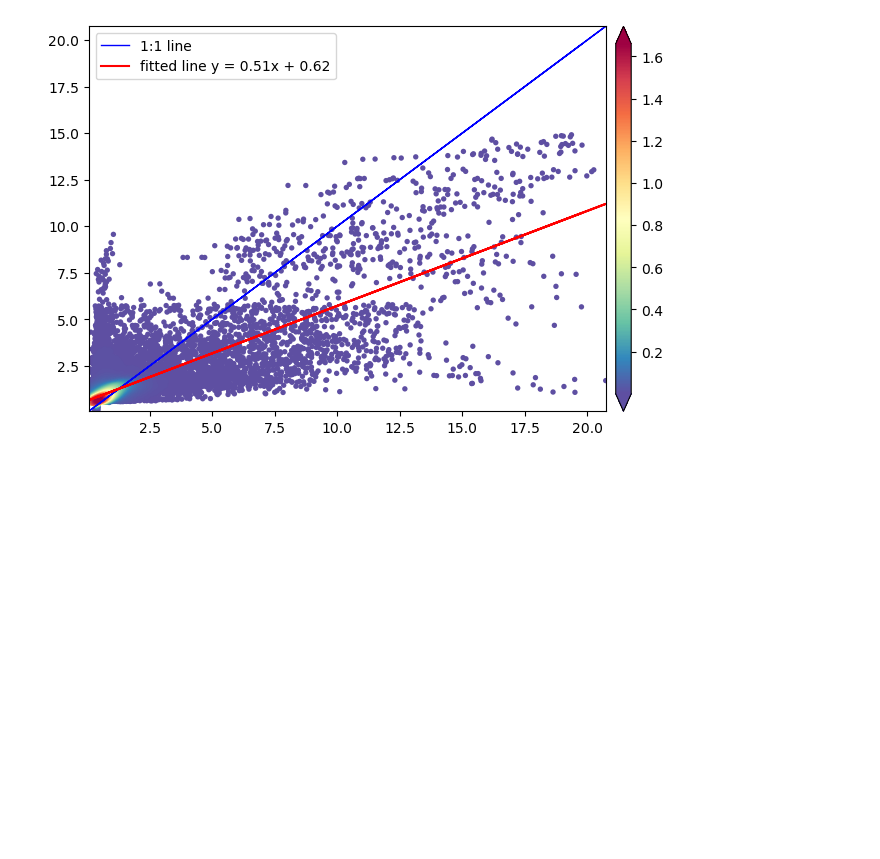
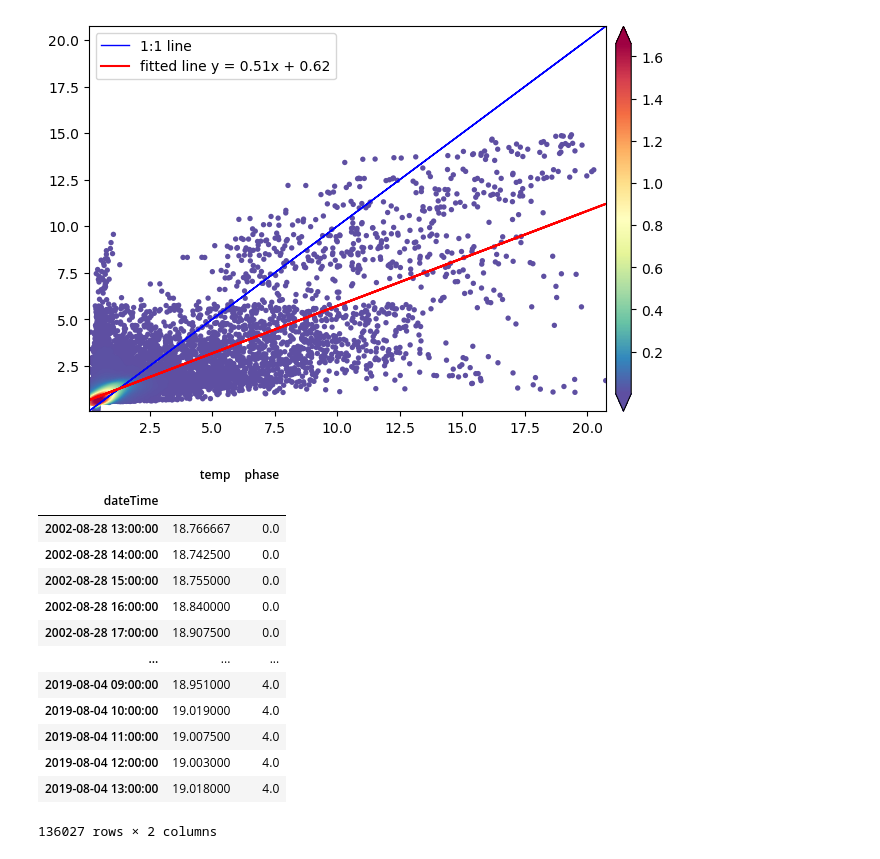
Before and after one commit to Reubenpt123/DAV, a Jupyter notebook: Scatter_plot.ipynb, the cells around one changed output. Cells and saved outputs as stored; diff of their text form; code cells hidden in the pictures; blank space fills up the shorter version.

```diff
--- a/Scatter_plot.ipynb
+++ b/Scatter_plot.ipynb
@@ -58,3 +59,32 @@ cbar = fig.colorbar(scatter,cax=cax,extend='both',aspect=30,fraction=.03,pad=0.0
 plt.show()
 # %% [output]
 [figure]
+# %%
+tempBuoy = pd.read_csv(r'../Cefas_smartbuoy/clean_data.csv')
+tempBuoy.index = pd.to_datetime(tempBuoy['dateTime'])
+tempBuoy = tempBuoy.drop(columns=['dateTime'])
+
+# drop all columns except for temperature
+tempBuoy = tempBuoy.drop(columns=['sal','ftu','fluors','o2','kd','par_0','par_1','par_2'])
+tempBuoy
+
+# resample to hourly data
+
+tempBuoy = tempBuoy.resample('H').mean()
+tempBuoy.dropna(inplace=True)
+tempBuoy
+# %% [output]
+|  | temp | phase |
+| dateTime |  |  |
+| 2002-08-28 13:00:00 | 18.766667 | 0.0 |
+| 2002-08-28 14:00:00 | 18.742500 | 0.0 |
+| 2002-08-28 15:00:00 | 18.755000 | 0.0 |
+| 2002-08-28 16:00:00 | 18.840000 | 0.0 |
+| 2002-08-28 17:00:00 | 18.907500 | 0.0 |
+| ... | ... | ... |
+| 2019-08-04 09:00:00 | 18.951000 | 4.0 |
+| 2019-08-04 10:00:00 | 19.019000 | 4.0 |
+| 2019-08-04 11:00:00 | 19.007500 | 4.0 |
+| 2019-08-04 12:00:00 | 19.003000 | 4.0 |
+| 2019-08-04 13:00:00 | 19.018000 | 4.0 |
+136027 rows × 2 columns
```
Also changed, not shown: parts of 4 cells of this notebook.
